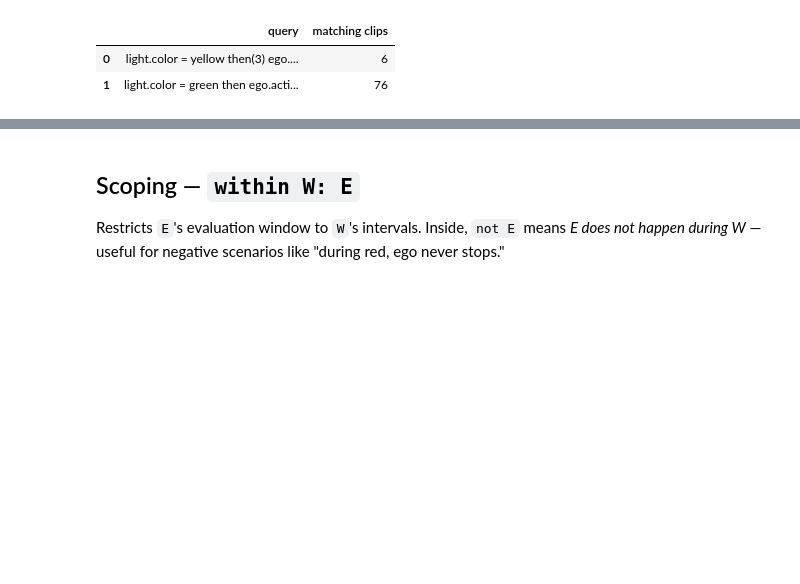
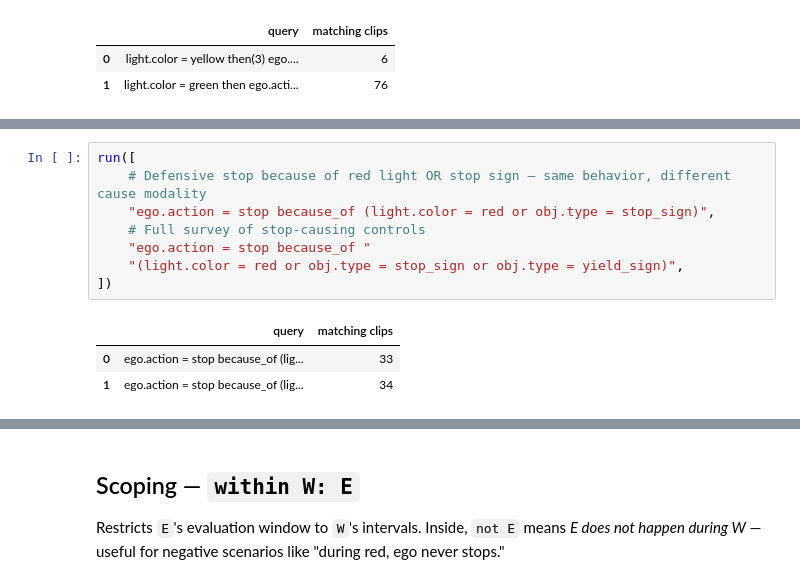
Before and after one commit to nv-tlabs/cascade-devkit, a Jupyter notebook: notebooks/02_query_dsl_tour.ipynb, the cells around one changed output, grey strips where cells are left out. Drawn from its saved outputs; the diff is of its cells as text; blank space fills up the shorter version.

```diff
--- a/notebooks/02_query_dsl_tour.ipynb
+++ b/notebooks/02_query_dsl_tour.ipynb
@@ -219,0 +274,12 @@ run([
+# %%
+run([
+    # Defensive stop because of red light OR stop sign — same behavior, different cause modality
+    "ego.action = stop because_of (light.color = red or obj.type = stop_sign)",
+    # Full survey of stop-causing controls
+    "ego.action = stop because_of "
+    "(light.color = red or obj.type = stop_sign or obj.type = yield_sign)",
+])
+# %% [output]
+|  | query | matching clips |
+| 0 | ego.action = stop because_of (lig... | 33 |
+| 1 | ego.action = stop because_of (lig... | 34 |
```
Also changed, not shown: parts of 10 cells of this notebook, 2 other files.
